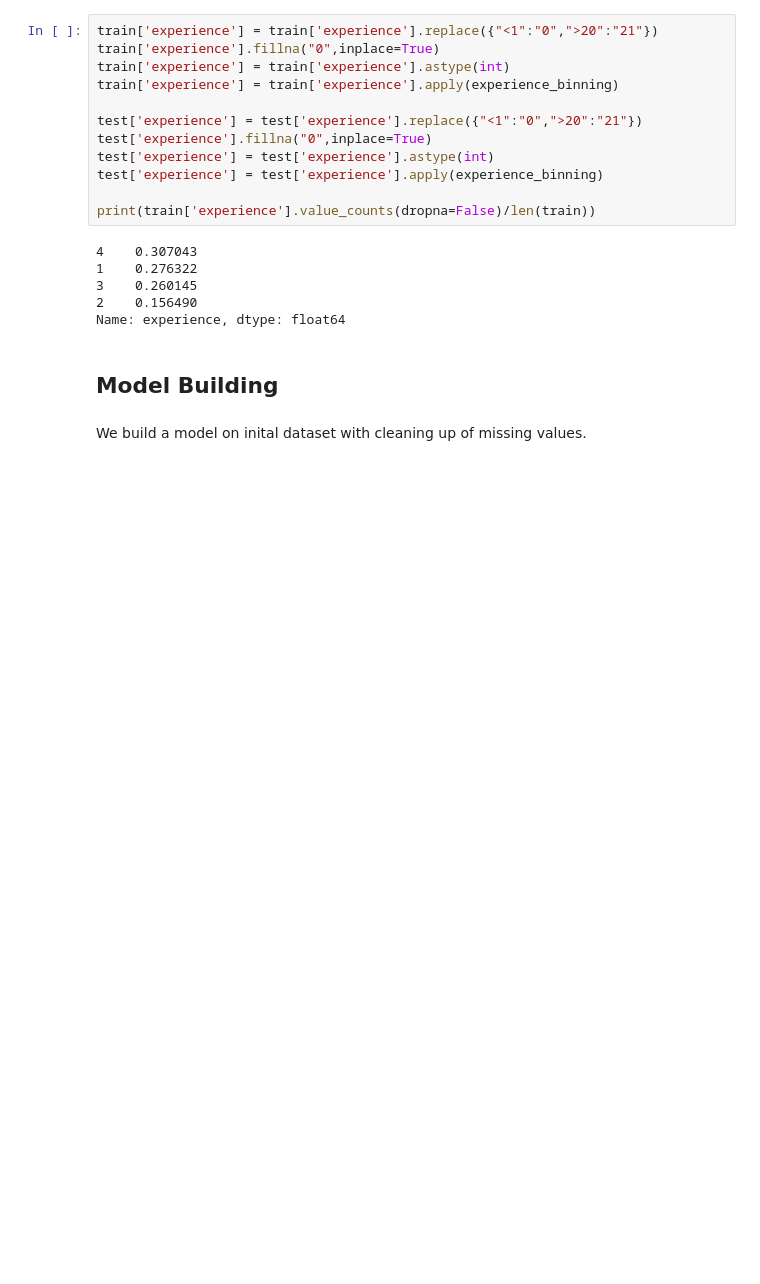
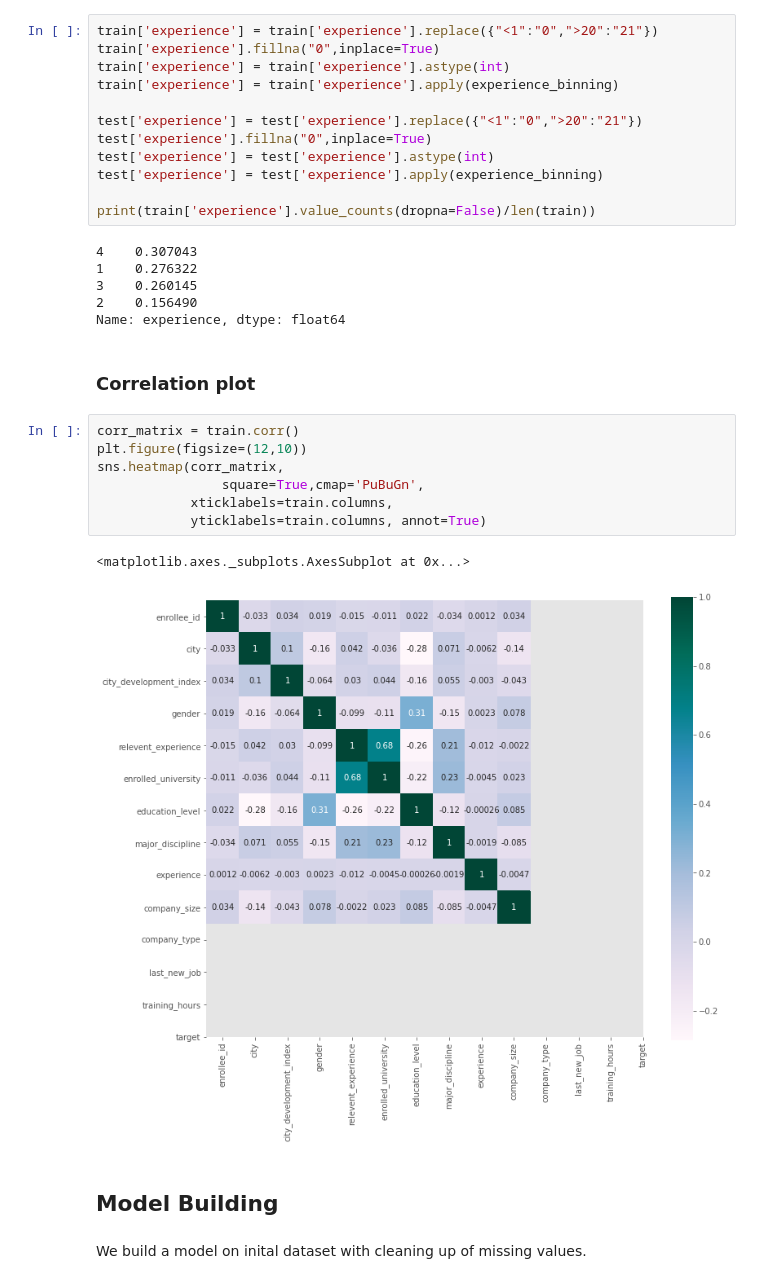
Before and after one commit to asheetsinvhal/dataAnalytics2020, a Jupyter notebook: HR Analytics/HRAx-Predict Empl Job change.ipynb, the cells around one changed output. Drawn from its saved outputs; the diff is of its cells as text; blank space fills up the shorter version.

Commit message:
Added correlation

```diff
--- a/HR Analytics/HRAx-Predict Empl Job change.ipynb
+++ b/HR Analytics/HRAx-Predict Empl Job change.ipynb
@@ -525,6 +525,18 @@ print(train['experience'].value_counts(dropna=False)/len(train))
 3    0.260145
 2    0.156490
 Name: experience, dtype: float64
+# %% [markdown]
+### Correlation plot
+# %%
+corr_matrix = train.corr()
+plt.figure(figsize=(12,10))
+sns.heatmap(corr_matrix,
+                square=True,cmap='PuBuGn',
+            xticklabels=train.columns,
+            yticklabels=train.columns, annot=True)
+# %% [output]
+<matplotlib.axes._subplots.AxesSubplot at 0x...>
+[figure, added]
 # %% [markdown]
 ## Model Building
 # %% [markdown]
```
